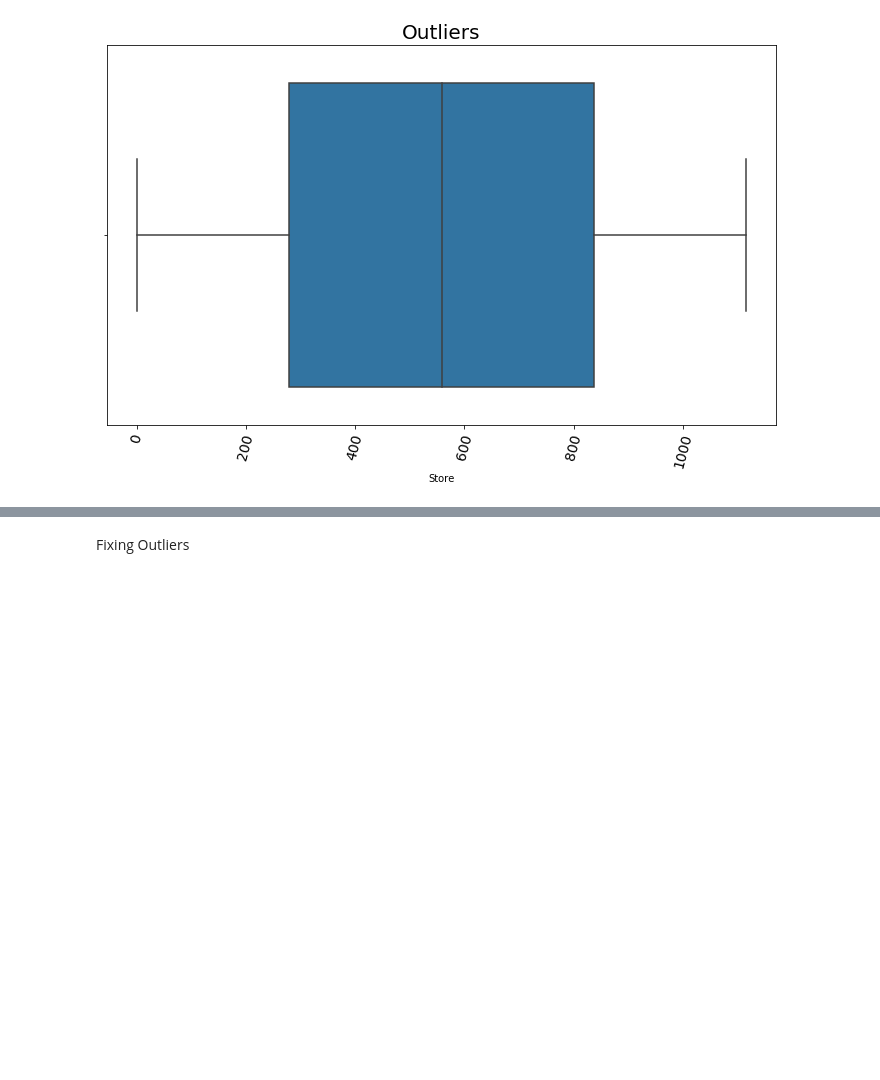
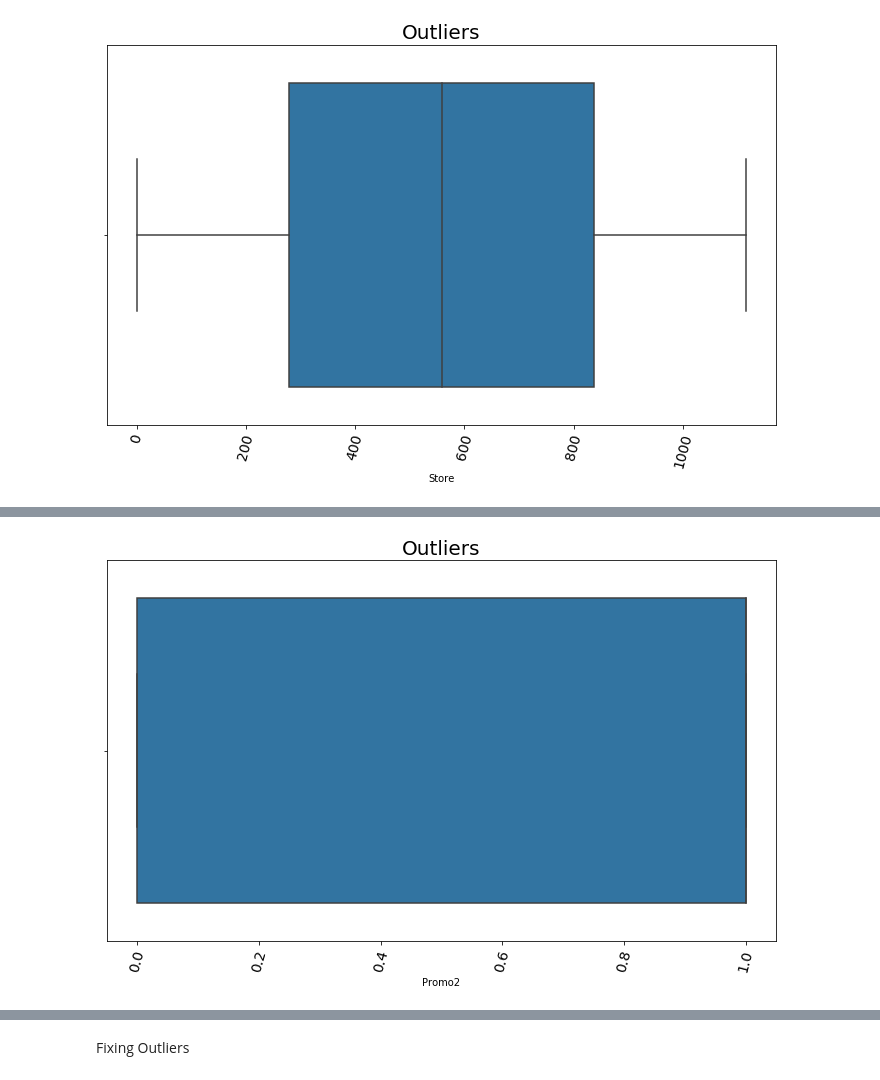
Before and after one commit to BirhanuGebisa/Pharmaceutical_sales_prediction, a Jupyter notebook: notebooks/preprocessing.ipynb, the cells around one changed output, grey strips where cells are left out. Cells and saved outputs as stored; diff of their text form; code cells hidden in the pictures; blank space fills up the shorter version.

```diff
--- a/notebooks/preprocessing.ipynb
+++ b/notebooks/preprocessing.ipynb
@@ -150,3 +154,5 @@ exploration.plot_box(store_data, 'CompetitionDistance', 'Outliers')
 # %%
-exploration.plot_box(store_data, 'Promo2', 'Outliers')
+visualize.plot_box(store_df, 'Promo2', 'Outliers')
+# %% [output]
+[figure, added]
 # %%
```
Also changed, not shown: parts of 11 cells of this notebook.
